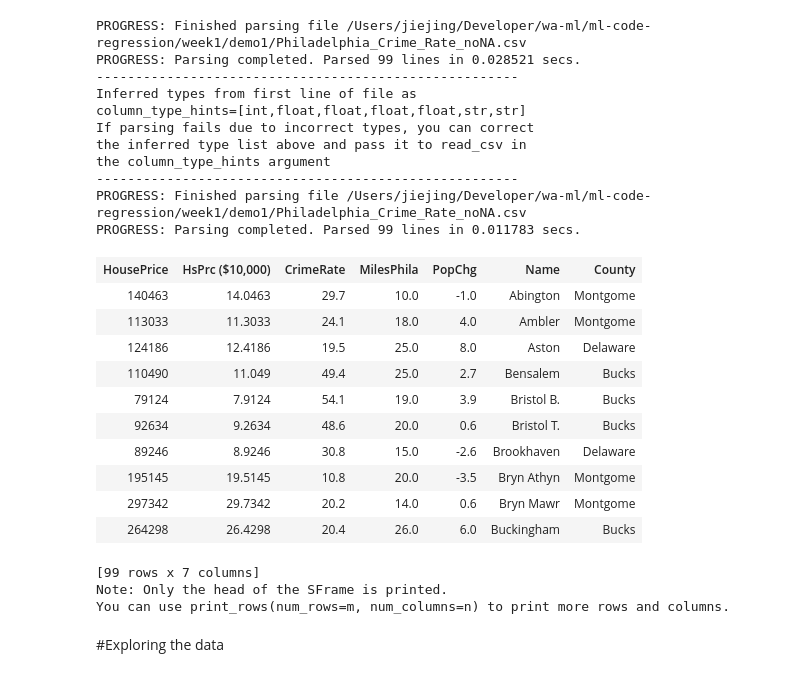
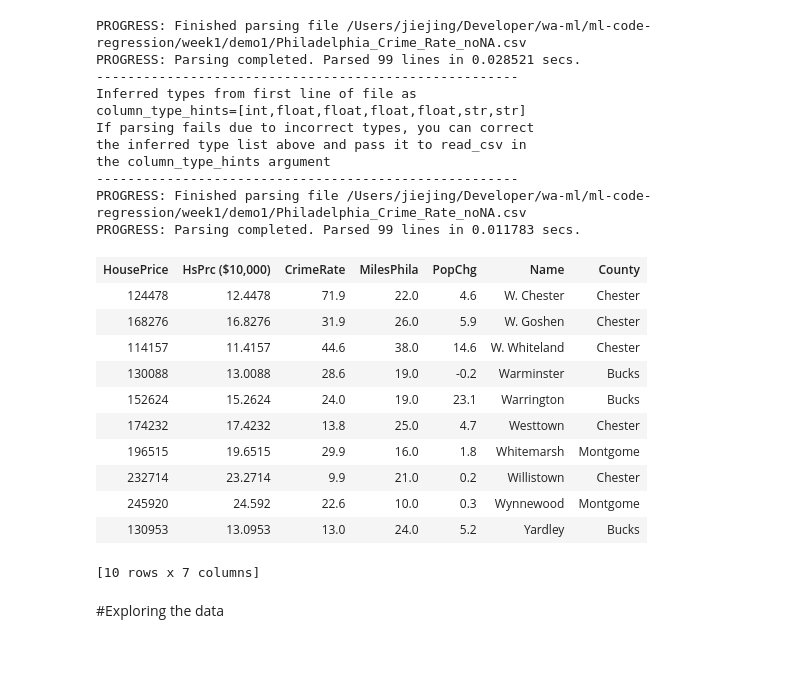
Before and after one commit to kzjeef/ml-regression-code, a Jupyter notebook: week1/demo1/PhillyCrime.ipynb, the cells around one changed output. Saved outputs shown, nothing was run; the diff lists cells and outputs as text; code cells hidden in the pictures.

```diff
--- a/week1/demo1/PhillyCrime.ipynb
+++ b/week1/demo1/PhillyCrime.ipynb
@@ -28,21 +28,20 @@ PROGRESS: Finished parsing file /Users/jiejing/Developer/wa-ml/ml-code-regressio
 PROGRESS: Parsing completed. Parsed 99 lines in 0.011783 secs.
 # %%
 sales
+sales.tail()
 # %% [output]
 | HousePrice | HsPrc ($10,000) | CrimeRate | MilesPhila | PopChg | Name | County |
-| 140463 | 14.0463 | 29.7 | 10.0 | -1.0 | Abington | Montgome |
-| 113033 | 11.3033 | 24.1 | 18.0 | 4.0 | Ambler | Montgome |
-| 124186 | 12.4186 | 19.5 | 25.0 | 8.0 | Aston | Delaware |
-| 110490 | 11.049 | 49.4 | 25.0 | 2.7 | Bensalem | Bucks |
-| 79124 | 7.9124 | 54.1 | 19.0 | 3.9 | Bristol B. | Bucks |
-| 92634 | 9.2634 | 48.6 | 20.0 | 0.6 | Bristol T. | Bucks |
-| 89246 | 8.9246 | 30.8 | 15.0 | -2.6 | Brookhaven | Delaware |
-| 195145 | 19.5145 | 10.8 | 20.0 | -3.5 | Bryn Athyn | Montgome |
-| 297342 | 29.7342 | 20.2 | 14.0 | 0.6 | Bryn Mawr | Montgome |
-| 264298 | 26.4298 | 20.4 | 26.0 | 6.0 | Buckingham | Bucks |
+| 124478 | 12.4478 | 71.9 | 22.0 | 4.6 | W. Chester | Chester |
+| 168276 | 16.8276 | 31.9 | 26.0 | 5.9 | W. Goshen | Chester |
+| 114157 | 11.4157 | 44.6 | 38.0 | 14.6 | W. Whiteland | Chester |
+| 130088 | 13.0088 | 28.6 | 19.0 | -0.2 | Warminster | Bucks |
+| 152624 | 15.2624 | 24.0 | 19.0 | 23.1 | Warrington | Bucks |
+| 174232 | 17.4232 | 13.8 | 25.0 | 4.7 | Westtown | Chester |
+| 196515 | 19.6515 | 29.9 | 16.0 | 1.8 | Whitemarsh | Montgome |
+| 232714 | 23.2714 | 9.9 | 21.0 | 0.2 | Willistown | Chester |
+| 245920 | 24.592 | 22.6 | 10.0 | 0.3 | Wynnewood | Montgome |
+| 130953 | 13.0953 | 13.0 | 24.0 | 5.2 | Yardley | Bucks |
-[99 rows x 7 columns]
-Note: Only the head of the SFrame is printed.
-You can use print_rows(num_rows=m, num_columns=n) to print more rows and columns.
+[10 rows x 7 columns]
 # %% [markdown]
 #Exploring the data
 # %% [markdown]
```
Also changed, not shown: parts of 6 cells of this notebook, 1 other file.
